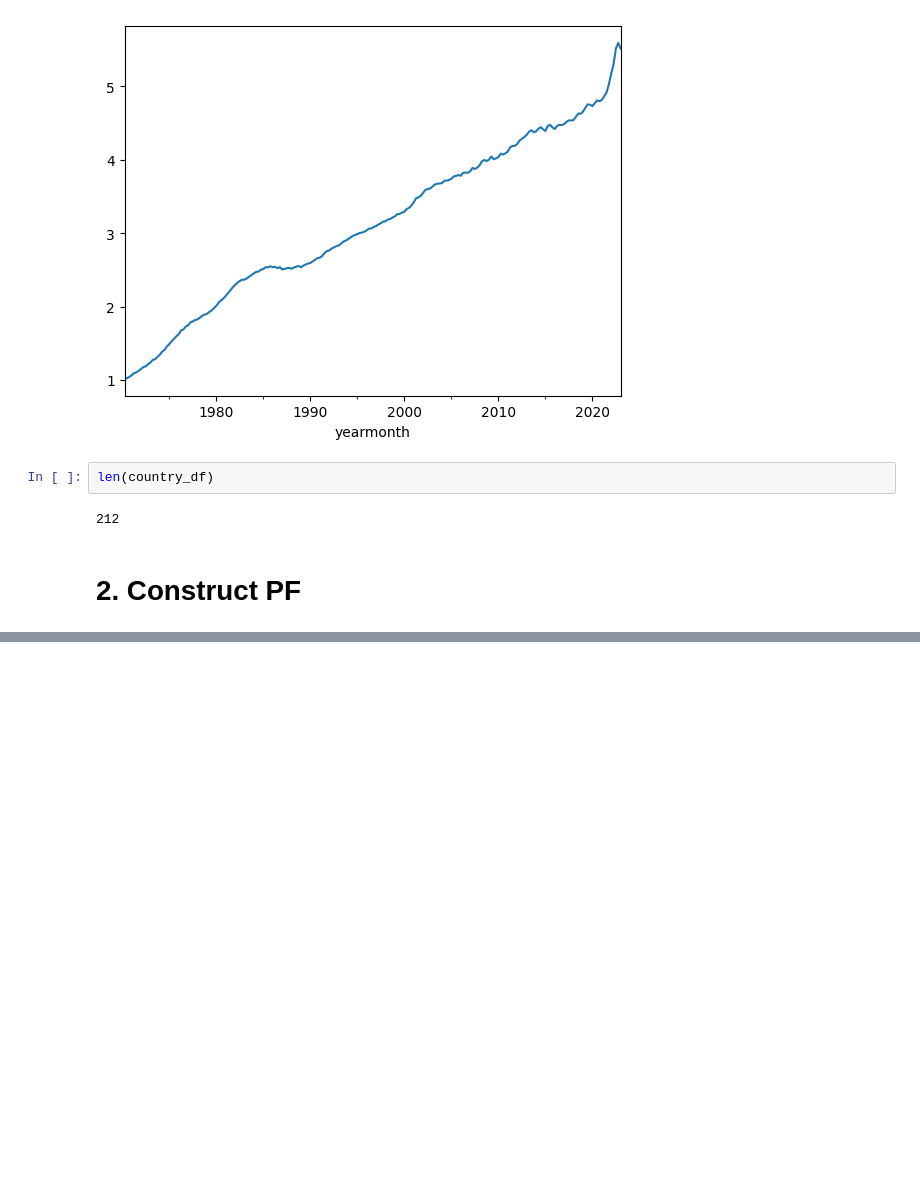
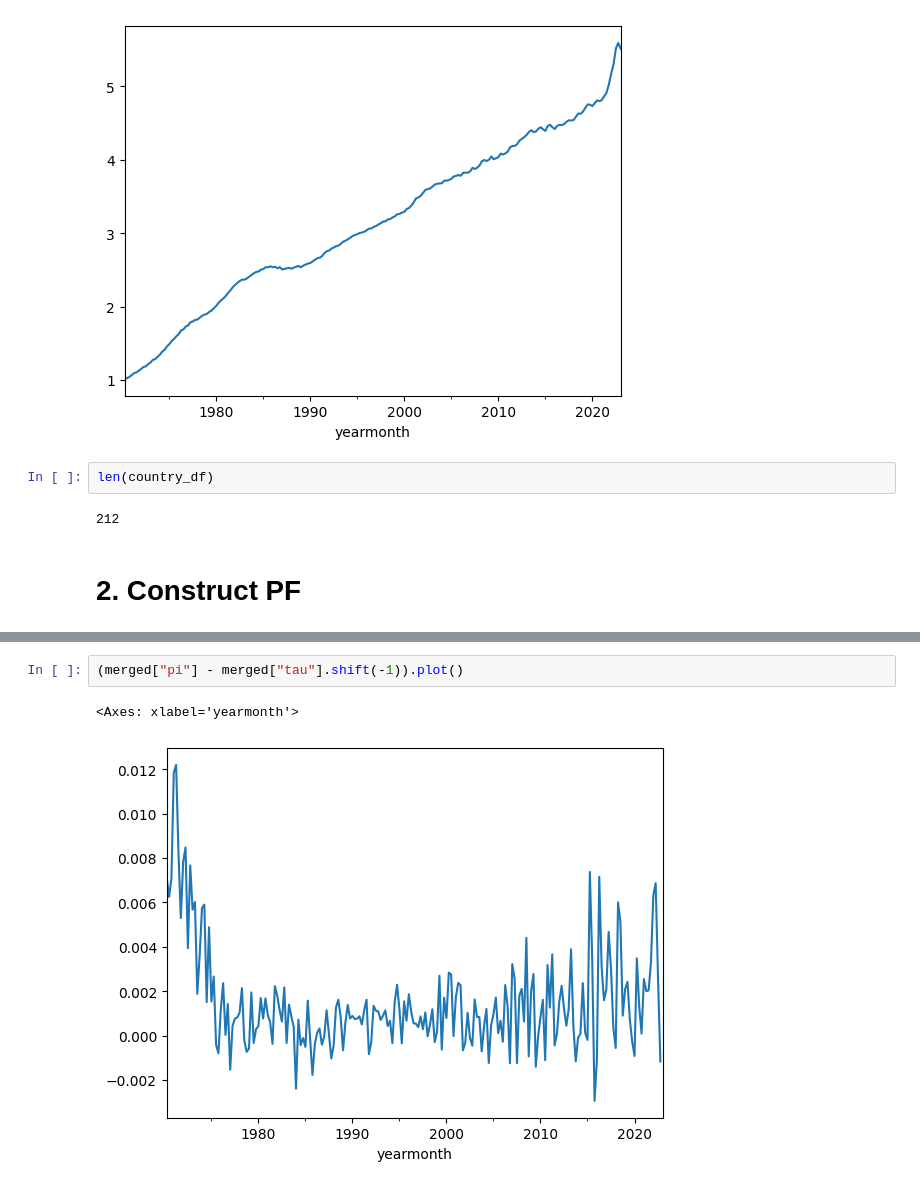
Before and after one commit to mvanaltvorst/seminar, a Jupyter notebook: notebooks/explore/ucsv_particle_filter.ipynb, the cells around one changed output, grey strips where cells are left out. Drawn from its saved outputs; the diff is of its cells as text; blank space fills up the shorter version.

```diff
--- a/notebooks/explore/ucsv_particle_filter.ipynb
+++ b/notebooks/explore/ucsv_particle_filter.ipynb
@@ -56,0 +198,5 @@ class UCSVPF:
+# %%
+(merged["pi"] - merged["tau"].shift(-1)).plot()
+# %% [output]
+<Axes: xlabel='yearmonth'>
+[figure, added]
```
Also changed, not shown: parts of 10 cells of this notebook.
